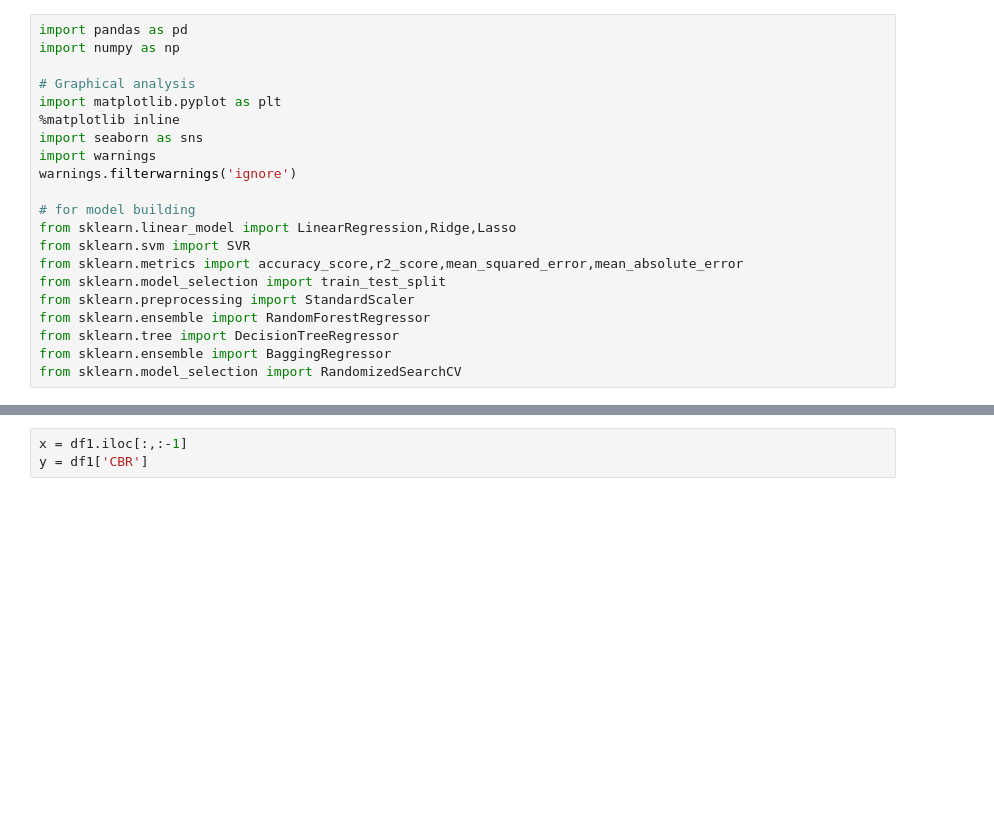
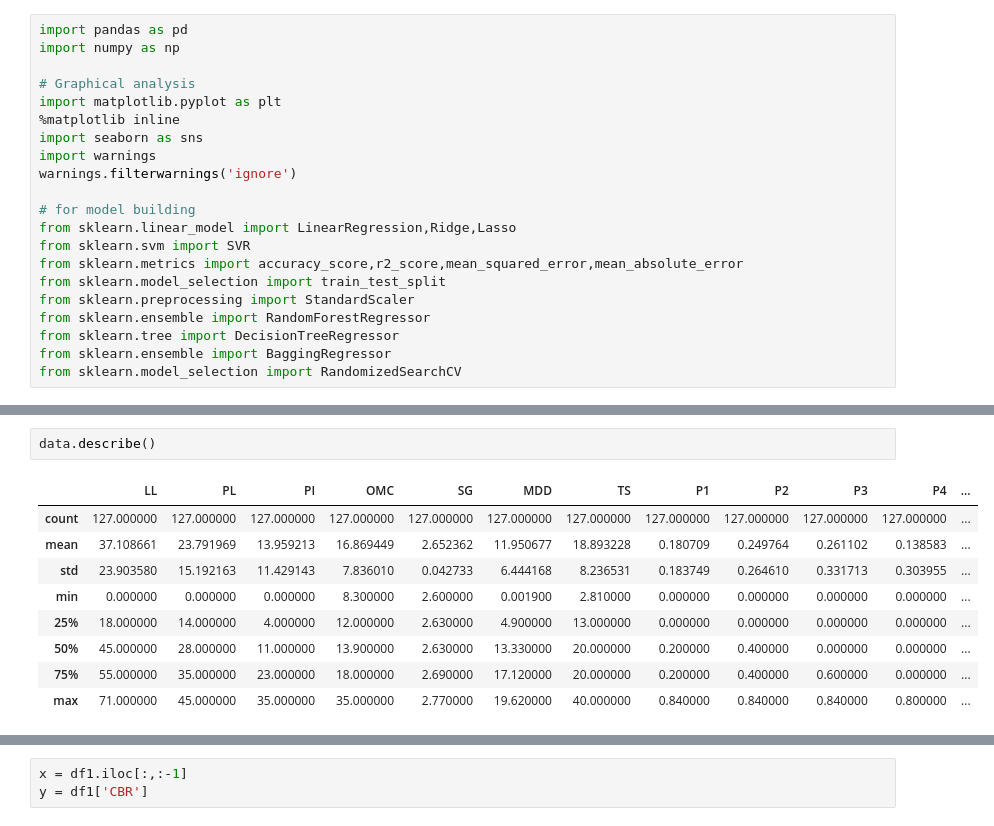
Before and after one commit to Rviraj123/cbr, a Jupyter notebook: NEW_M1.ipynb, the cells around one changed output, grey strips where cells are left out. Cells and saved outputs as stored; diff of their text form; blank space fills up the shorter version.

```diff
--- a/NEW_M1.ipynb
+++ b/NEW_M1.ipynb
@@ -27,3 +36,15 @@ data.shape
+# %%
+data.describe()
+# %% [output]
+|  | LL | PL | PI | OMC | SG | MDD | TS | P1 | P2 | P3 | P4 | ... |
+| count | 127.000000 | 127.000000 | 127.000000 | 127.000000 | 127.000000 | 127.000000 | 127.000000 | 127.000000 | 127.000000 | 127.000000 | 127.000000 | ... |
+| mean | 37.108661 | 23.791969 | 13.959213 | 16.869449 | 2.652362 | 11.950677 | 18.893228 | 0.180709 | 0.249764 | 0.261102 | 0.138583 | ... |
+| std | 23.903580 | 15.192163 | 11.429143 | 7.836010 | 0.042733 | 6.444168 | 8.236531 | 0.183749 | 0.264610 | 0.331713 | 0.303955 | ... |
+| min | 0.000000 | 0.000000 | 0.000000 | 8.300000 | 2.600000 | 0.001900 | 2.810000 | 0.000000 | 0.000000 | 0.000000 | 0.000000 | ... |
+| 25% | 18.000000 | 14.000000 | 4.000000 | 12.000000 | 2.630000 | 4.900000 | 13.000000 | 0.000000 | 0.000000 | 0.000000 | 0.000000 | ... |
+| 50% | 45.000000 | 28.000000 | 11.000000 | 13.900000 | 2.630000 | 13.330000 | 20.000000 | 0.200000 | 0.400000 | 0.000000 | 0.000000 | ... |
+| 75% | 55.000000 | 35.000000 | 23.000000 | 18.000000 | 2.690000 | 17.120000 | 20.000000 | 0.200000 | 0.400000 | 0.600000 | 0.000000 | ... |
+| max | 71.000000 | 45.000000 | 35.000000 | 35.000000 | 2.770000 | 19.620000 | 40.000000 | 0.840000 | 0.840000 | 0.840000 | 0.800000 | ... |
 # %%
 #check the outliers
 plt.figure(figsize=(15,20),facecolor='White')
```
Also changed, not shown: parts of 11 cells of this notebook, 7 other files.
